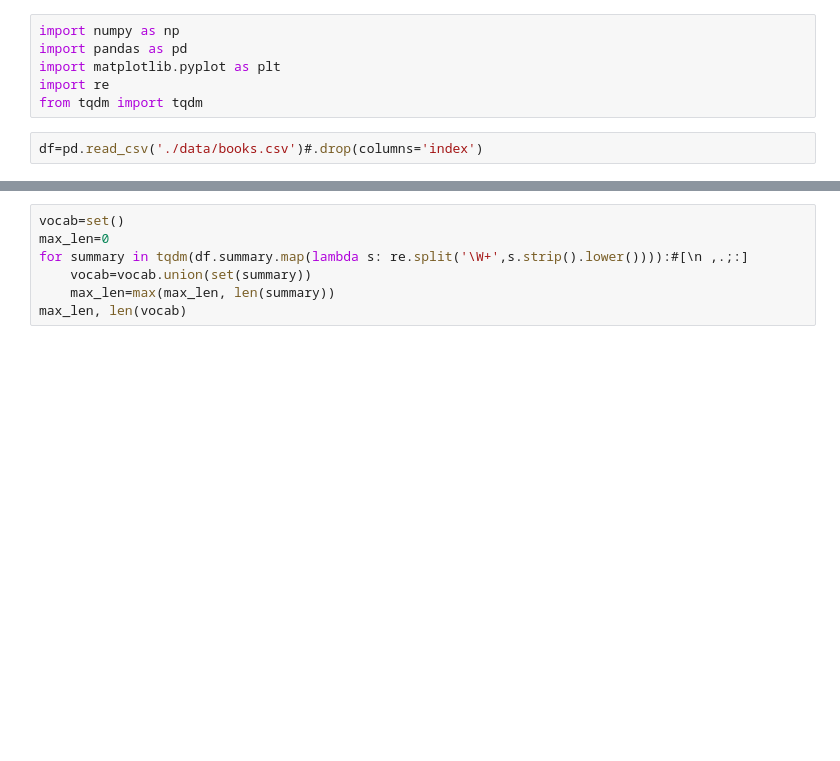
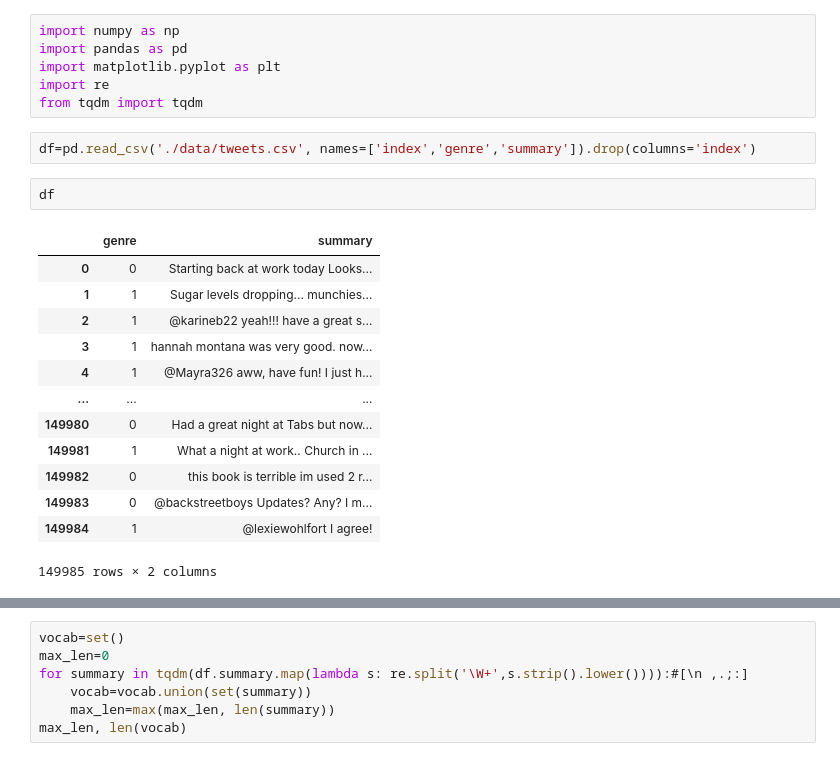
Before and after one commit to kpuchalskixiv/ecoNLP, a Jupyter notebook: tokenize.ipynb, the cells around one changed output, grey strips where cells are left out. Cells and saved outputs as stored; diff of their text form; blank space fills up the shorter version.

```diff
--- a/tokenize.ipynb
+++ b/tokenize.ipynb
@@ -5,7 +5,23 @@ import matplotlib.pyplot as plt
 import re
 from tqdm import tqdm
 # %%
-df=pd.read_csv('./data/books.csv')#.drop(columns='index')
+df=pd.read_csv('./data/tweets.csv', names=['index','genre','summary']).drop(columns='index')
+# %%
+df
+# %% [output]
+|  | genre | summary |
+| 0 | 0 | Starting back at work today Looks... |
+| 1 | 1 | Sugar levels dropping... munchies... |
+| 2 | 1 | @karineb22 yeah!!! have a great s... |
+| 3 | 1 | hannah montana was very good. now... |
+| 4 | 1 | @Mayra326 aww, have fun! I just h... |
+| ... | ... | ... |
+| 149980 | 0 | Had a great night at Tabs but now... |
+| 149981 | 1 | What a night at work.. Church in ... |
+| 149982 | 0 | this book is terrible im used 2 r... |
+| 149983 | 0 | @backstreetboys Updates? Any? I m... |
+| 149984 | 1 | @lexiewohlfort I agree! |
+149985 rows × 2 columns
 # %%
 names,counts=np.unique(df.genre, return_counts=True)
 
```
Also changed, not shown: parts of 5 cells of this notebook, 1 other file.
